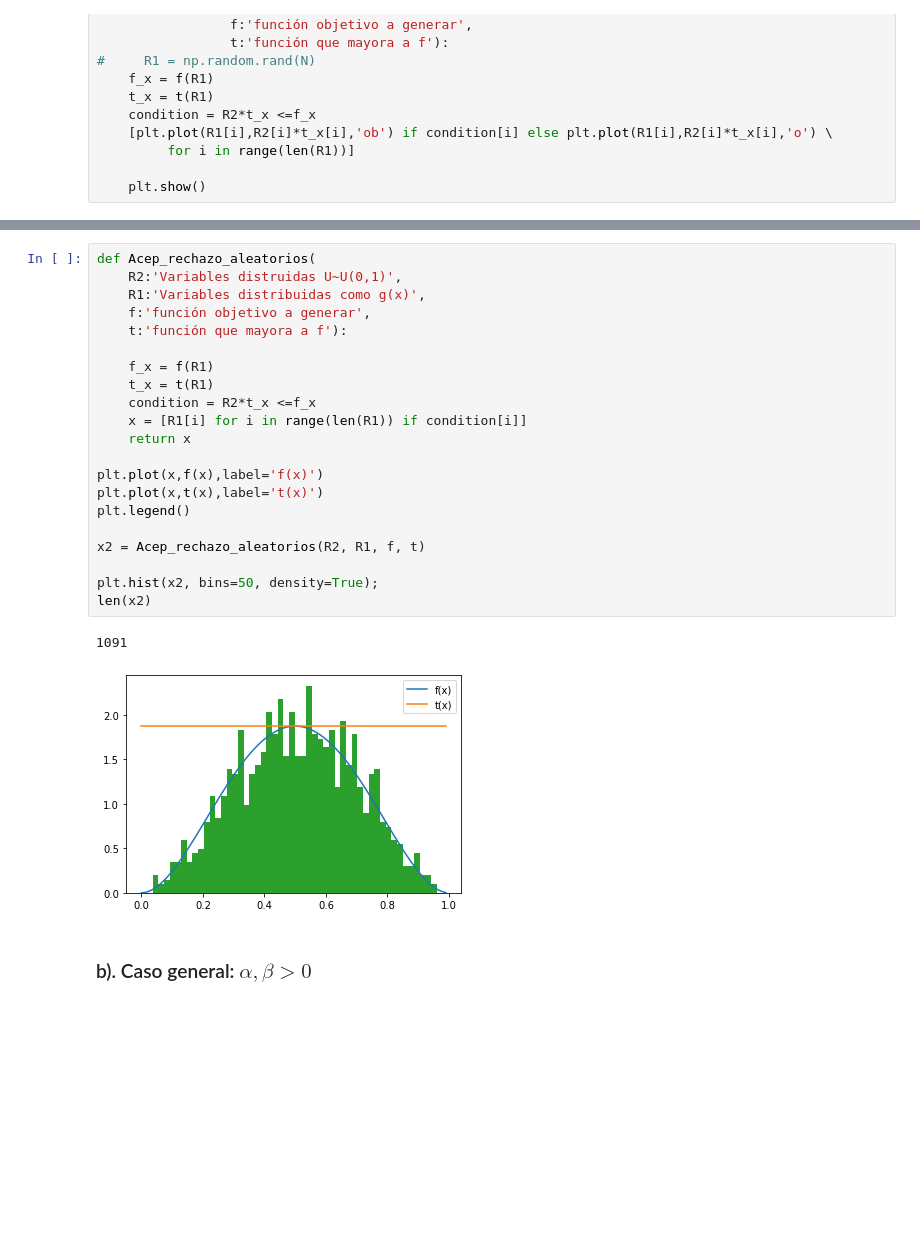
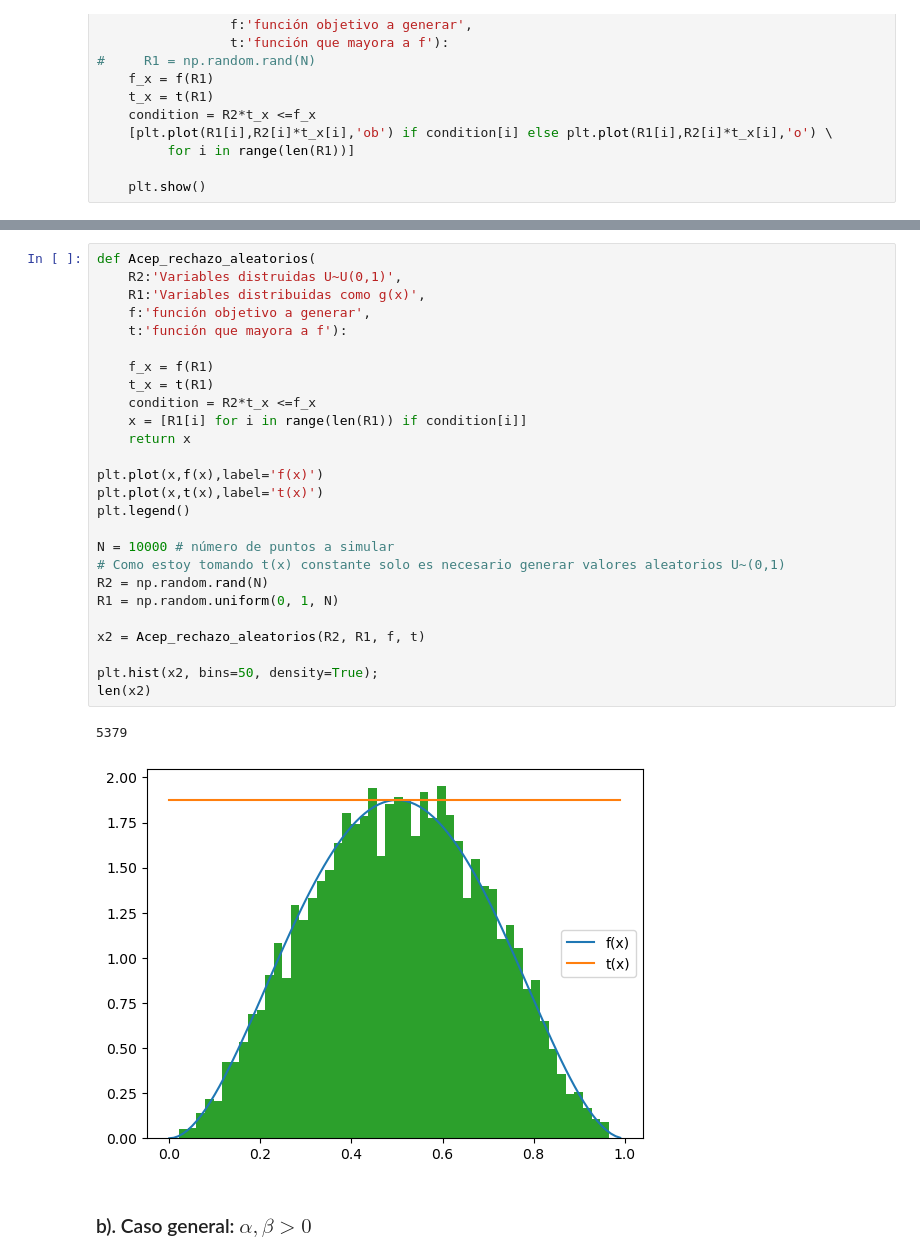
Before and after one commit to Diegoech188/SPF-2023-II, a Jupyter notebook: TEMA-2/Clase10_MetodoAceptacionRechazo.ipynb, the cells around one changed output, grey strips where cells are left out. Cells and saved outputs as stored; diff of their text form; blank space fills up the shorter version.

```diff
--- a/TEMA-2/Clase10_MetodoAceptacionRechazo.ipynb
+++ b/TEMA-2/Clase10_MetodoAceptacionRechazo.ipynb
@@ -207,27 +207,32 @@ El máximo de f es: [1.875]
 # %%
 def Acep_rechazo_aleatorios(
     R2:'Variables distruidas U~U(0,1)',
     R1:'Variables distribuidas como g(x)',
     f:'función objetivo a generar',
     t:'función que mayora a f'):
 
     f_x = f(R1)
     t_x = t(R1)
     condition = R2*t_x <=f_x
     x = [R1[i] for i in range(len(R1)) if condition[i]]
     return x
 
 plt.plot(x,f(x),label='f(x)')
 plt.plot(x,t(x),label='t(x)')
 plt.legend()
 
+N = 10000 # número de puntos a simular
+# Como estoy tomando t(x) constante solo es necesario generar valores aleatorios U~(0,1)
+R2 = np.random.rand(N)
+R1 = np.random.uniform(0, 1, N)
+
 x2 = Acep_rechazo_aleatorios(R2, R1, f, t)
 
 plt.hist(x2, bins=50, density=True);
 len(x2)
 # %% [output]
-1091
+5379
-[figure, old version]
+[figure, new version]
 # %% [markdown]
 ###  b). Caso general: $\alpha,\beta>0$
 # %%
```
Also changed, not shown: parts of 6 cells of this notebook.
